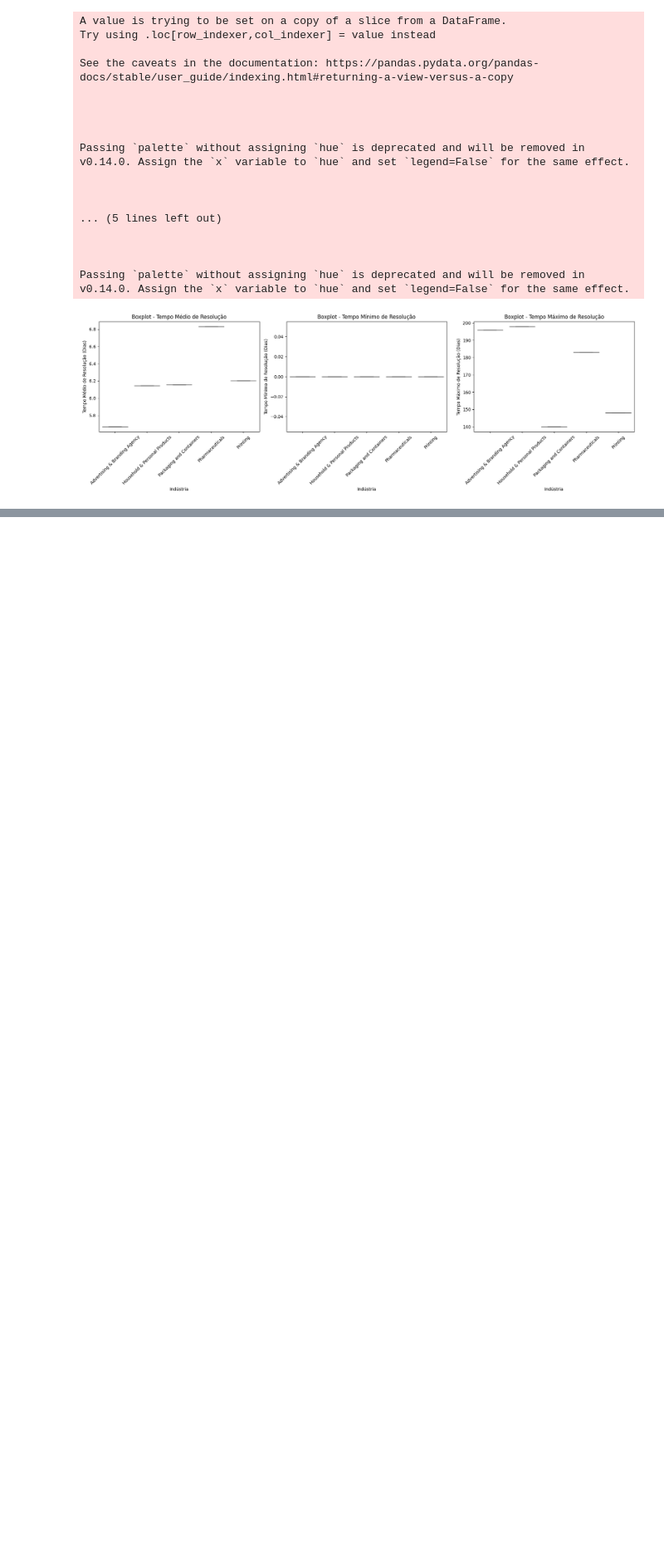
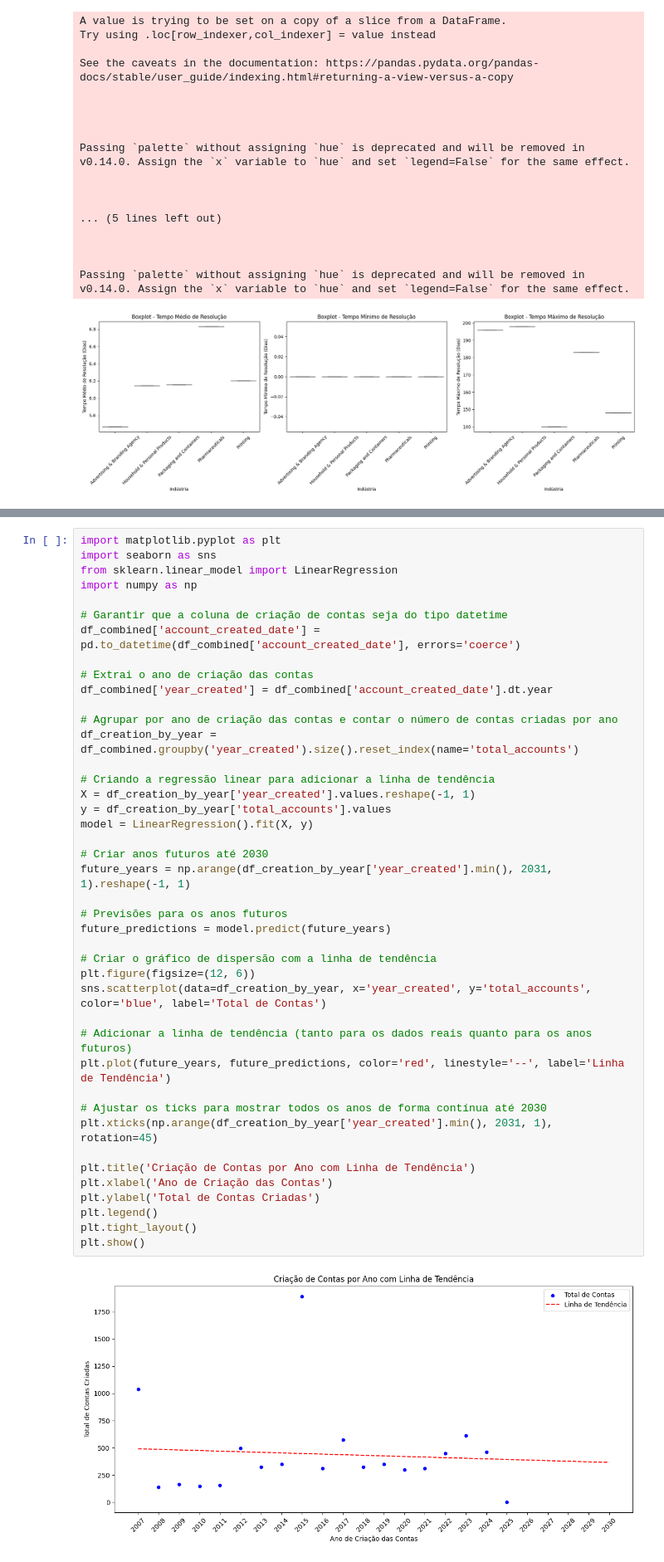
Before and after one commit to pedrogabrielf/Customer_data_analysis, a Jupyter notebook: project2.ipynb, the cells around one changed output, grey strips where cells are left out. Shown at 83% size. Cells and saved outputs as stored; diff of their text form; blank space fills up the shorter version.

```diff
--- a/project2.ipynb
+++ b/project2.ipynb
@@ -1678,0 +1681,44 @@ Passing `palette` without assigning `hue` is deprecated and will be removed in v
+# %%
+import matplotlib.pyplot as plt
+import seaborn as sns
+from sklearn.linear_model import LinearRegression
+import numpy as np
+
+# Garantir que a coluna de criação de contas seja do tipo datetime
+df_combined['account_created_date'] = pd.to_datetime(df_combined['account_created_date'], errors='coerce')
+
+# Extrai o ano de criação das contas
+df_combined['year_created'] = df_combined['account_created_date'].dt.year
+
+# Agrupar por ano de criação das contas e contar o número de contas criadas por ano
+df_creation_by_year = df_combined.groupby('year_created').size().reset_index(name='total_accounts')
+
+# Criando a regressão linear para adicionar a linha de tendência
+X = df_creation_by_year['year_created'].values.reshape(-1, 1)
+y = df_creation_by_year['total_accounts'].values
+model = LinearRegression().fit(X, y)
+
+# Criar anos futuros até 2030
+future_years = np.arange(df_creation_by_year['year_created'].min(), 2031, 1).reshape(-1, 1)
+
+# Previsões para os anos futuros
+future_predictions = model.predict(future_years)
+
+# Criar o gráfico de dispersão com a linha de tendência
+plt.figure(figsize=(12, 6))
+sns.scatterplot(data=df_creation_by_year, x='year_created', y='total_accounts', color='blue', label='Total de Contas')
+
+# Adicionar a linha de tendência (tanto para os dados reais quanto para os anos futuros)
+plt.plot(future_years, future_predictions, color='red', linestyle='--', label='Linha de Tendência')
+
+# Ajustar os ticks para mostrar todos os anos de forma contínua até 2030
+plt.xticks(np.arange(df_creation_by_year['year_created'].min(), 2031, 1), rotation=45)
+
+plt.title('Criação de Contas por Ano com Linha de Tendência')
+plt.xlabel('Ano de Criação das Contas')
+plt.ylabel('Total de Contas Criadas')
+plt.legend()
+plt.tight_layout()
+plt.show()
+# %% [output]
+[figure, added]
```
Also changed, not shown: parts of 22 cells of this notebook.
